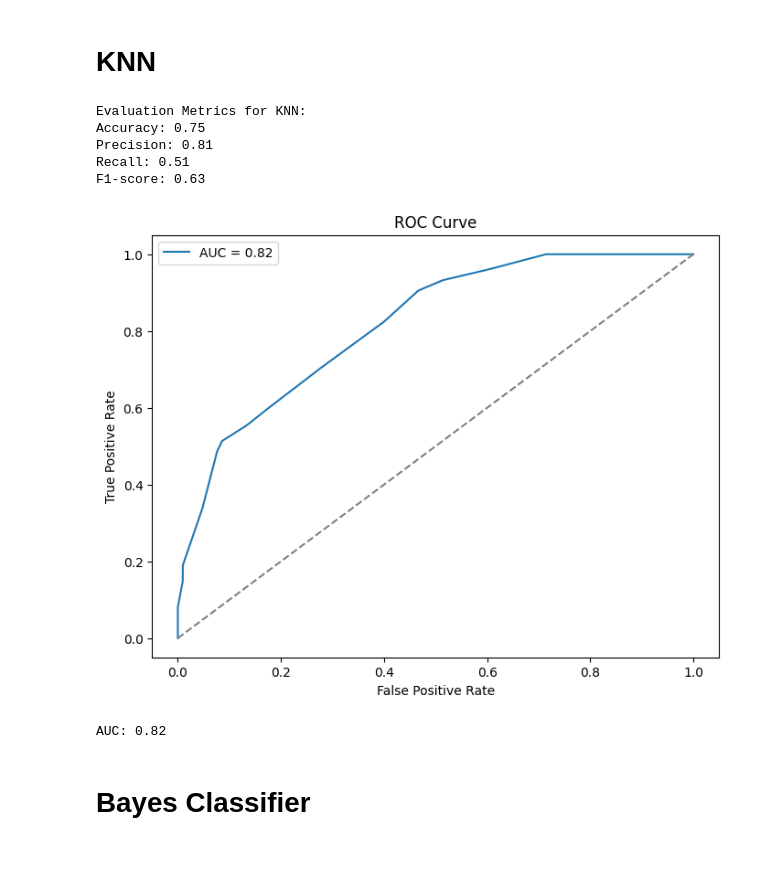
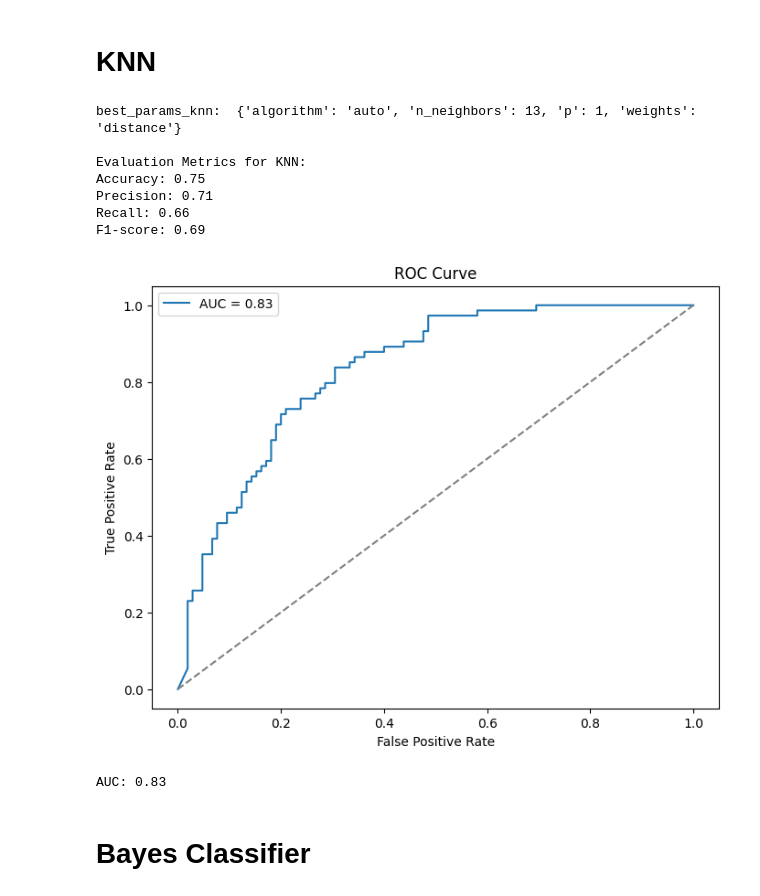
Before and after one commit to omagdy7/titanic-ml, a Jupyter notebook: src/titanic.ipynb, the cells around one changed output. Cells and saved outputs as stored; diff of their text form; code cells hidden in the pictures; blank space fills up the shorter version.

```diff
--- a/src/titanic.ipynb
+++ b/src/titanic.ipynb
@@ -183,9 +185,31 @@ F1-score: 0.73
 AUC: 0.86
 # %% [markdown]
 # KNN
+# %%
+# Define the grid of hyperparameters
+param_grid_knn = {
+    'n_neighbors': [3, 5, 7, 10, 11, 13, 17, 20, 23],
+    'weights': ['uniform', 'distance'],
+    'p': [1, 2],
+    'algorithm': ['auto', 'ball_tree', 'kd_tree', 'brute'],
+}
+
+# Initialize the KNN classifier
+knn_classifier = KNeighborsClassifier()
+
+# Create a grid search object
+grid_search_knn = GridSearchCV(knn_classifier, param_grid_knn, cv=5, scoring='accuracy')
+
+# Fit the grid search to the data
+grid_search_knn.fit(X_train, y_train)
+
+# Get the best hyperparameters
+best_params_knn = grid_search_knn.best_params_
 # %%
 # Initialize the KNN classifier
-knn_classifier = KNeighborsClassifier(n_neighbors=20 algorithm='brute')  # You can specify the number of neighbors (K) here
+print("best_params_knn: ", best_params_knn)
+# knn_classifier = KNeighborsClassifier(n_neighbors=20, algorithm='brute')  # You can specify the number of neighbors (K) here
+knn_classifier = KNeighborsClassifier(**best_params_knn)  # You can specify the number of neighbors (K) here
 
 # Train the KNN model
 knn_classifier.fit(X_train, y_train)
@@ -197,38 +221,40 @@ knn_predictions = knn_classifier.predict(X_val)
 knn_accuracy = accuracy_score(y_val, knn_predictions)
 knn_precision = precision_score(y_val, knn_predictions)
 knn_recall = recall_score(y_val, knn_predictions)
 knn_f1 = f1_score(y_val, knn_predictions)
 
 # Display evaluation metrics for KNN
 print("\nEvaluation Metrics for KNN:")
 print(f"Accuracy: {knn_accuracy:.2f}")
 print(f"Precision: {knn_precision:.2f}")
 print(f"Recall: {knn_recall:.2f}")
 print(f"F1-score: {knn_f1:.2f}")
 
 y_pred_proba = knn_classifier.predict_proba(X_val)[:, 1]  # Extract probabilities for the positive class
 fpr, tpr, thresholds = roc_curve(y_val, y_pred_proba)
 auc = roc_auc_score(y_val, y_pred_proba)
 
 # Plot ROC curve
 plt.figure(figsize=(8, 6))
 plt.plot(fpr, tpr, label=f'AUC = {auc:.2f}')
 plt.plot([0, 1], [0, 1], linestyle='--', color='gray')
 plt.xlabel('False Positive Rate')
 plt.ylabel('True Positive Rate')
 plt.title('ROC Curve')
 plt.legend()
 plt.show()
 
 print(f"AUC: {auc:.2f}")
 # %% [output]
+best_params_knn:  {'algorithm': 'auto', 'n_neighbors': 13, 'p': 1, 'weights': 'distance'}
+
 Evaluation Metrics for KNN:
 Accuracy: 0.75
-Precision: 0.81
-Recall: 0.51
-F1-score: 0.63
+Precision: 0.71
+Recall: 0.66
+F1-score: 0.69
-[figure, old version]
+[figure, new version]
-AUC: 0.82
+AUC: 0.83
 # %% [markdown]
 # Bayes Classifier
 # %%
```
Also changed, not shown: parts of 8 cells of this notebook.
